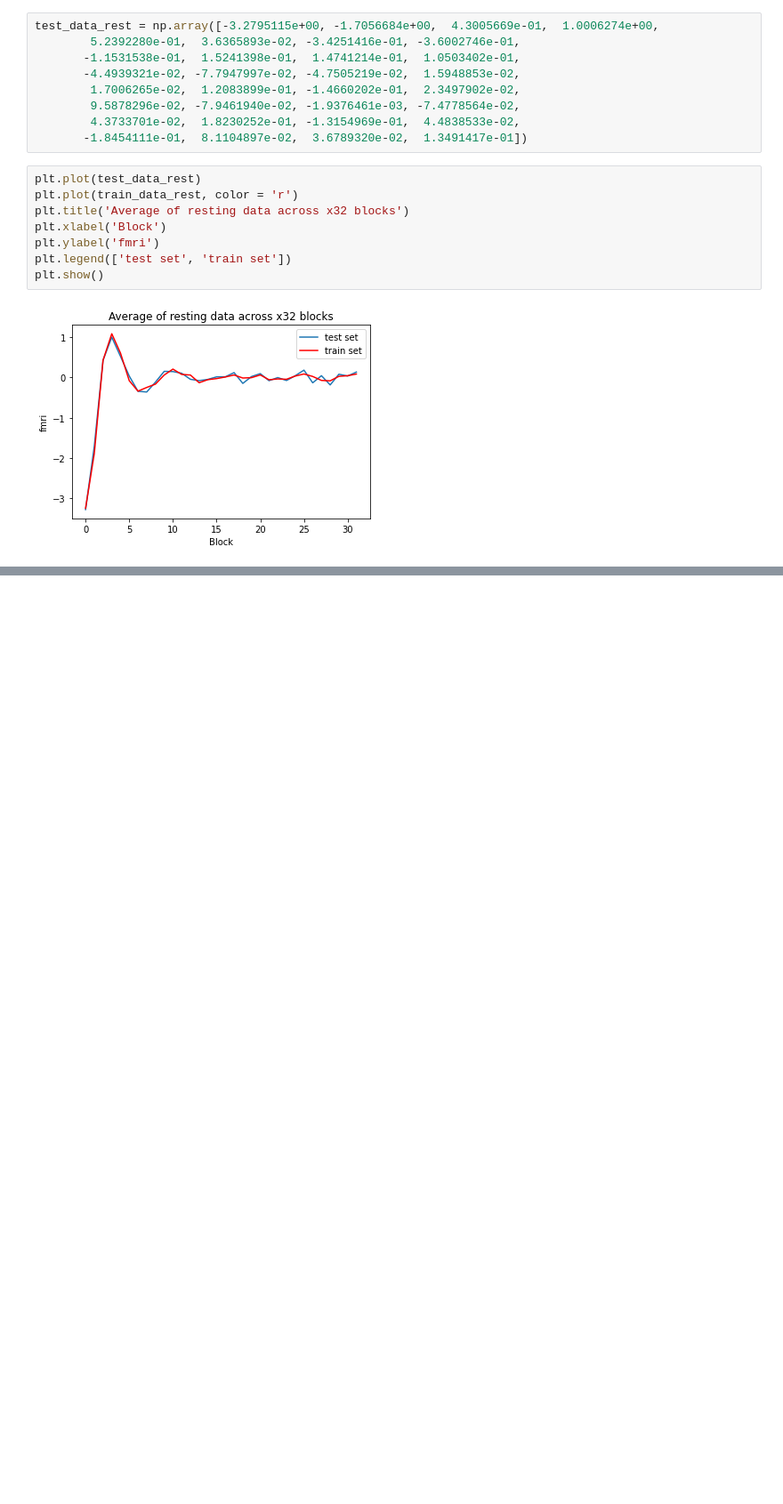
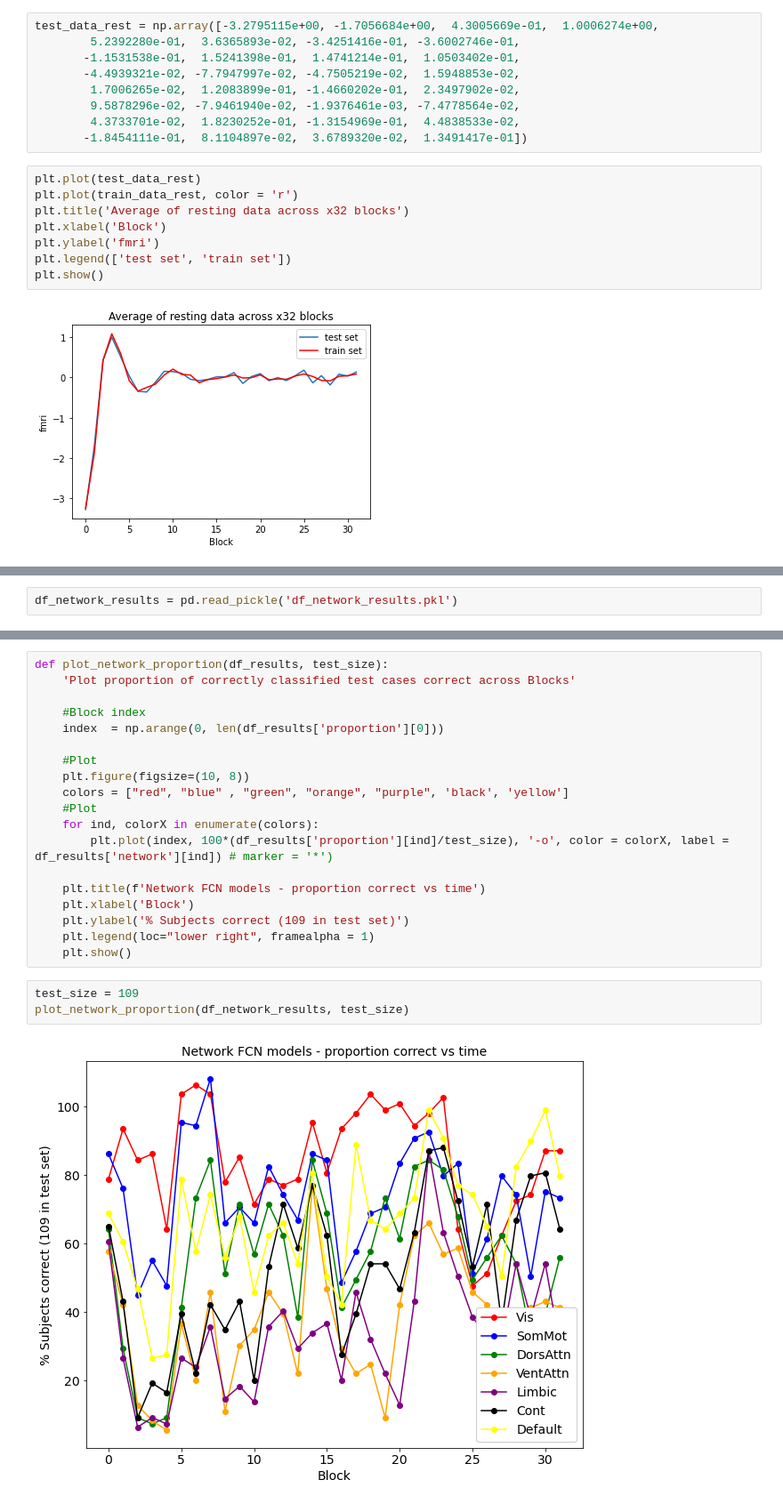
Before and after one commit to hanmacrad2/FCNs_GCNs_classify_fmri, a Jupyter notebook: Results_plot.ipynb, the cells around one changed output, grey strips where cells are left out. Shown: that part at 89% size. Drawn from its saved outputs; the diff is of its cells as text; blank space fills up the shorter version.

Commit message:
Network models

```diff
--- a/Results_plot.ipynb
+++ b/Results_plot.ipynb
@@ -191,0 +195,2 @@ plt.show()
+# %%
+df_network_results = pd.read_pickle('df_network_results.pkl')
@@ -191,0 +208,24 @@ plt.show()
+# %%
+def plot_network_proportion(df_results, test_size):
+    'Plot proportion of correctly classified test cases correct across Blocks'
+
+    #Block index
+    index  = np.arange(0, len(df_results['proportion'][0]))
+
+    #Plot
+    plt.figure(figsize=(10, 8))
+    colors = ["red", "blue" , "green", "orange", "purple", 'black', 'yellow']
+    #Plot
+    for ind, colorX in enumerate(colors):
+        plt.plot(index, 100*(df_results['proportion'][ind]/test_size), '-o', color = colorX, label = df_results['network'][ind]) # marker = '*')
+
+    plt.title(f'Network FCN models - proportion correct vs time')
+    plt.xlabel('Block')
+    plt.ylabel('% Subjects correct (109 in test set)')
+    plt.legend(loc="lower right", framealpha = 1)
+    plt.show()
+# %%
+test_size = 109
+plot_network_proportion(df_network_results, test_size)
+# %% [output]
+[figure, added]
```
Also changed, not shown: parts of 4 cells of this notebook, 4 other files.
